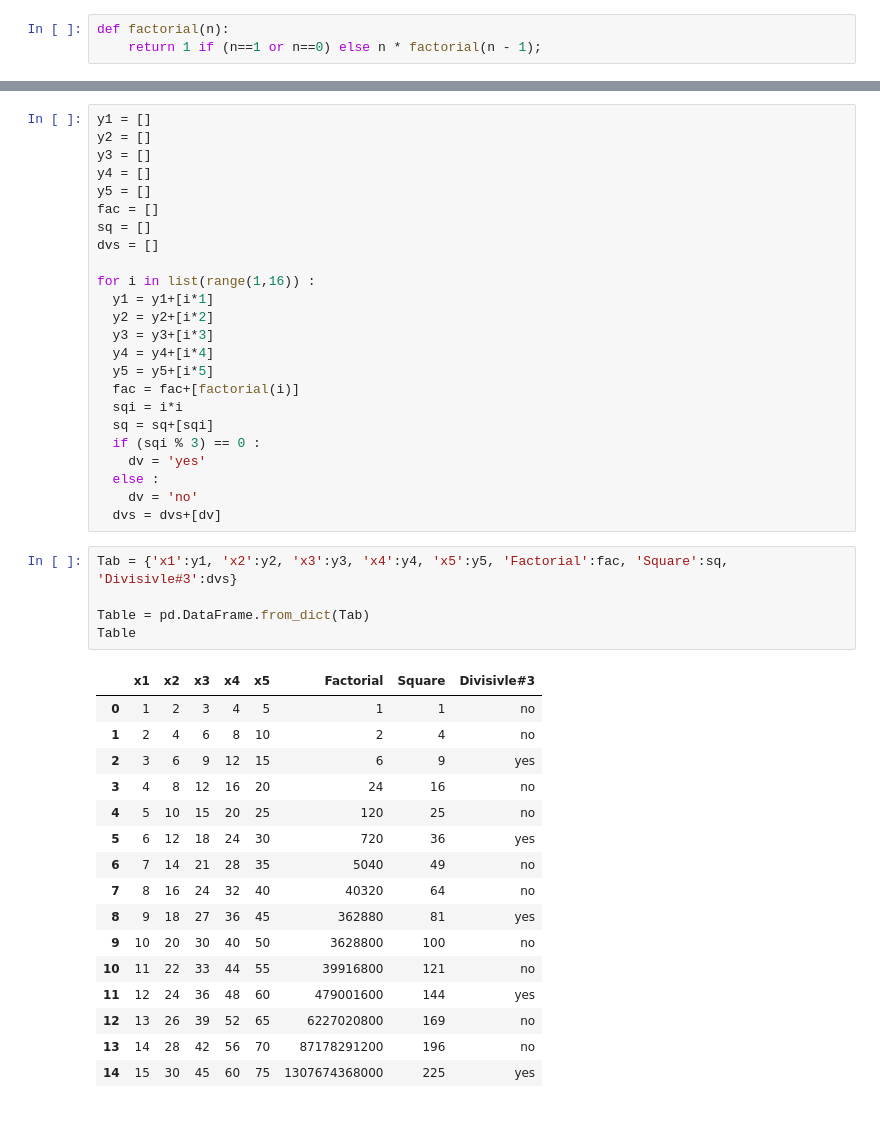
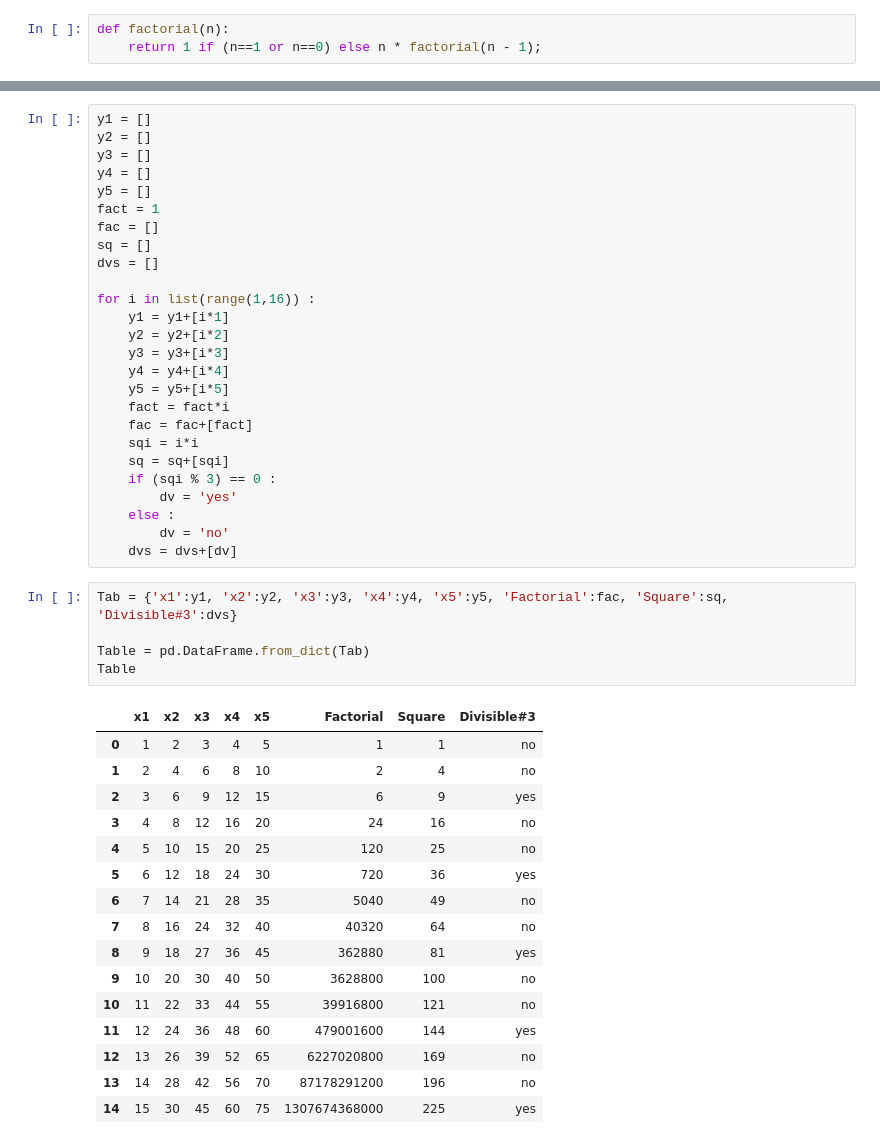
Before and after one commit to NahataiTep/DPDM65, a Jupyter notebook: pre_processing.ipynb, the cells around one changed output, grey strips where cells are left out. Drawn from its saved outputs; the diff is of its cells as text.

```diff
--- a/pre_processing.ipynb
+++ b/pre_processing.ipynb
@@ -1066,31 +1068,33 @@ y2 = []
 y3 = []
 y4 = []
 y5 = []
+fact = 1
 fac = []
 sq = []
 dvs = []
 
 for i in list(range(1,16)) :
-  y1 = y1+[i*1]
-  y2 = y2+[i*2]
-  y3 = y3+[i*3]
-  y4 = y4+[i*4]
-  y5 = y5+[i*5]
-  fac = fac+[factorial(i)]
-  sqi = i*i
-  sq = sq+[sqi]
-  if (sqi % 3) == 0 :
-    dv = 'yes'
-  else :
-    dv = 'no'
-  dvs = dvs+[dv]
+    y1 = y1+[i*1]
+    y2 = y2+[i*2]
+    y3 = y3+[i*3]
+    y4 = y4+[i*4]
+    y5 = y5+[i*5]
+    fact = fact*i
+    fac = fac+[fact]
+    sqi = i*i
+    sq = sq+[sqi]
+    if (sqi % 3) == 0 :
+        dv = 'yes'
+    else :
+        dv = 'no'
+    dvs = dvs+[dv]
 # %%
-Tab = {'x1':y1, 'x2':y2, 'x3':y3, 'x4':y4, 'x5':y5, 'Factorial':fac, 'Square':sq, 'Divisivle#3':dvs}
+Tab = {'x1':y1, 'x2':y2, 'x3':y3, 'x4':y4, 'x5':y5, 'Factorial':fac, 'Square':sq, 'Divisible#3':dvs}
 
 Table = pd.DataFrame.from_dict(Tab)
 Table
 # %% [output]
-|  | x1 | x2 | x3 | x4 | x5 | Factorial | Square | Divisivle#3 |
+|  | x1 | x2 | x3 | x4 | x5 | Factorial | Square | Divisible#3 |
 | 0 | 1 | 2 | 3 | 4 | 5 | 1 | 1 | no |
 | 1 | 2 | 4 | 6 | 8 | 10 | 2 | 4 | no |
 | 2 | 3 | 6 | 9 | 12 | 15 | 6 | 9 | yes |
```
Also changed, not shown: parts of 6 cells of this notebook.
